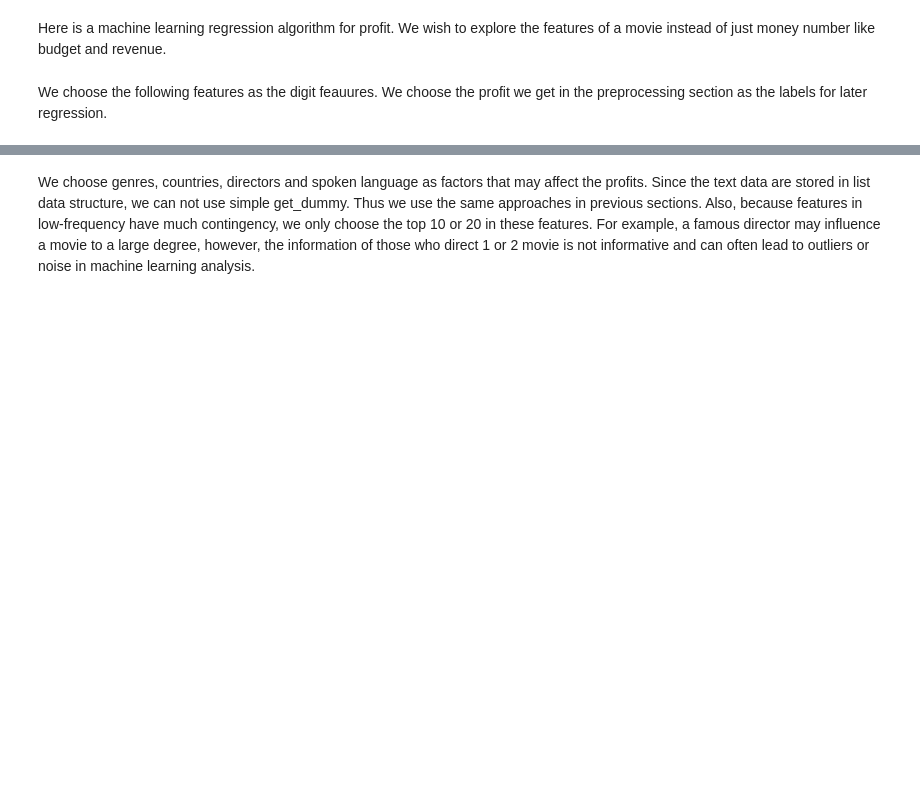
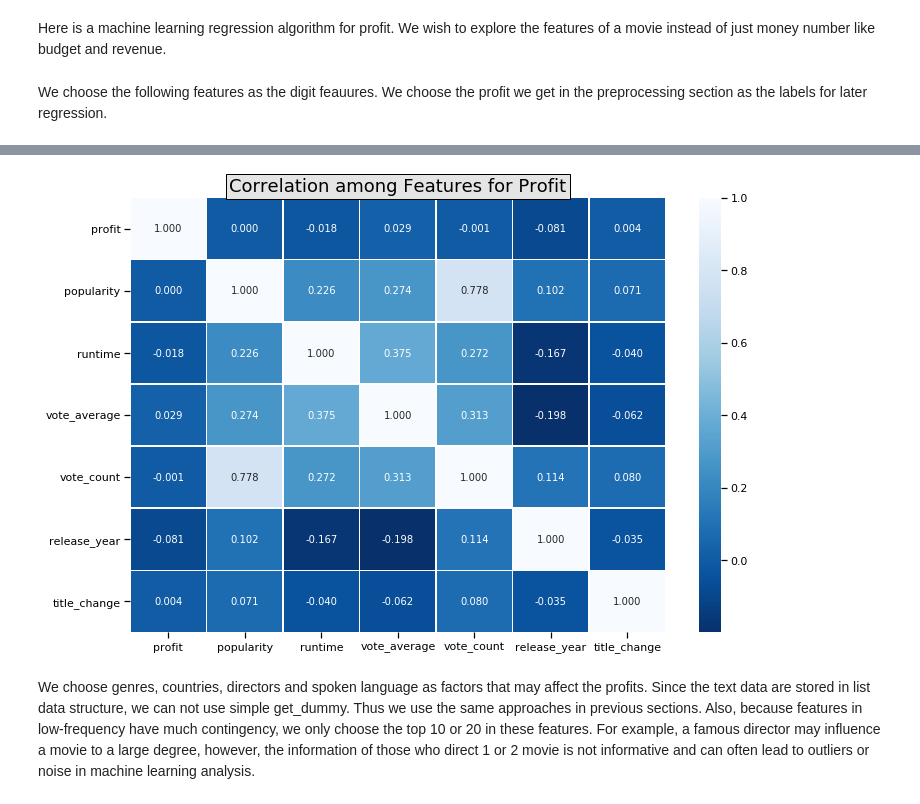
Before and after one commit to ZX-joe/Applied-Data-Analysis-How-to-make-a-hit-moive, a Jupyter notebook: ML_10.ipynb, the cells around one changed output, grey strips where cells are left out. Cells and saved outputs as stored; diff of their text form; code cells hidden in the pictures; blank space fills up the shorter version.

```diff
--- a/ML_10.ipynb
+++ b/ML_10.ipynb
@@ -583,3 +580,13 @@ tmdb_data.head()
+# %%
+tmdb_cor=tmdb_ml[['profit','popularity','runtime','vote_average','vote_count','release_year','title_change']]
+potential_type = ['int16', 'int32', 'int64', 'float16', 'float32', 'float64']
+tmdb_cor = tmdb_cor.select_dtypes(include=potential_type)
+plt.figure(figsize=(12, 8))
+sns.heatmap(tmdb_cor.corr(), annot = True, fmt = ".3f", linewidths = .5, cmap = 'Blues_r');
+plt.title('Correlation among Features for Profit', fontsize=18, bbox={'facecolor':'1.9', 'pad':3})
+plt.show()
+# %% [output]
+[figure, added]
 # %%
 tmdb_ml = tmdb_data.copy()
 features=['popularity','runtime','vote_average','vote_count','release_year','title_change']
```
Also changed, not shown: parts of 24 cells of this notebook, 1 other file.
